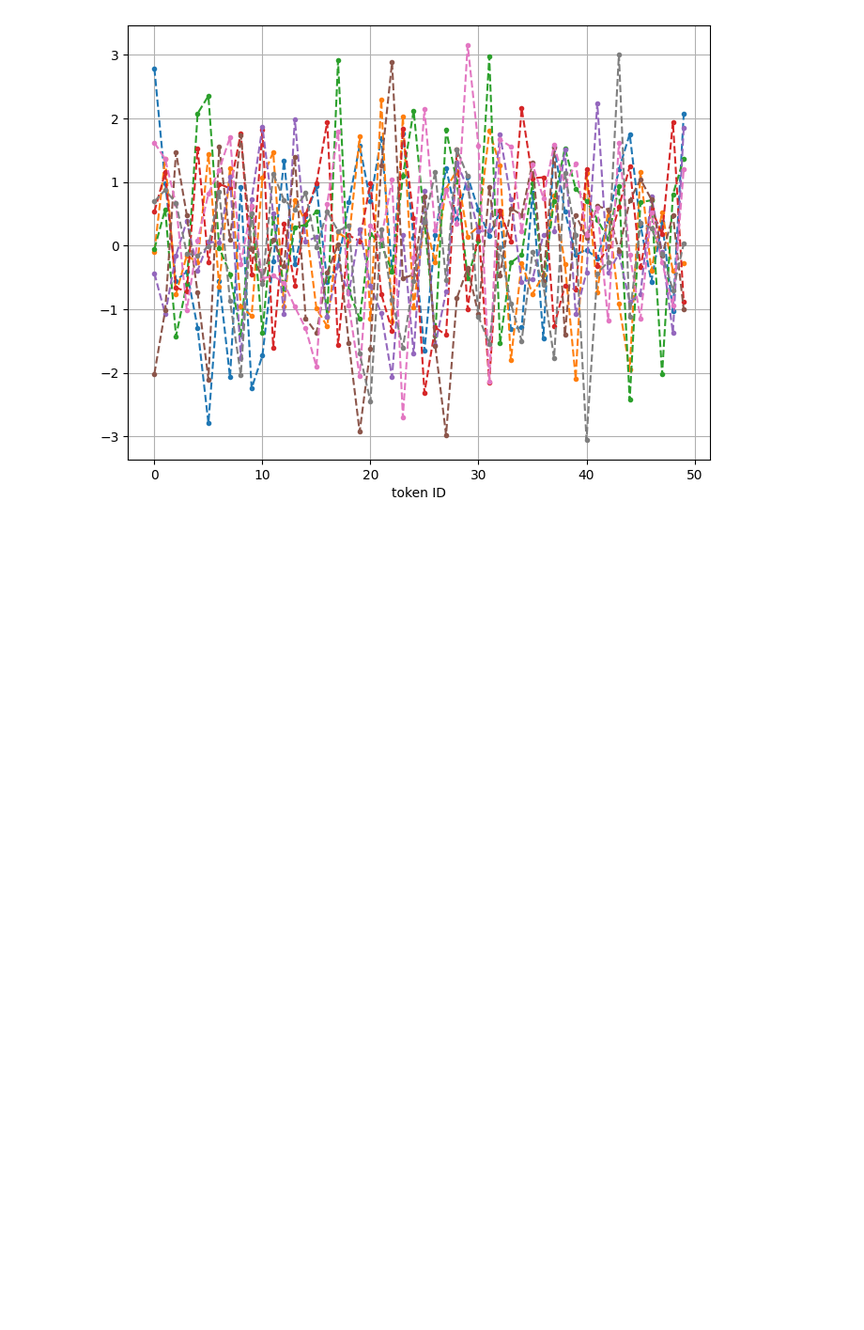
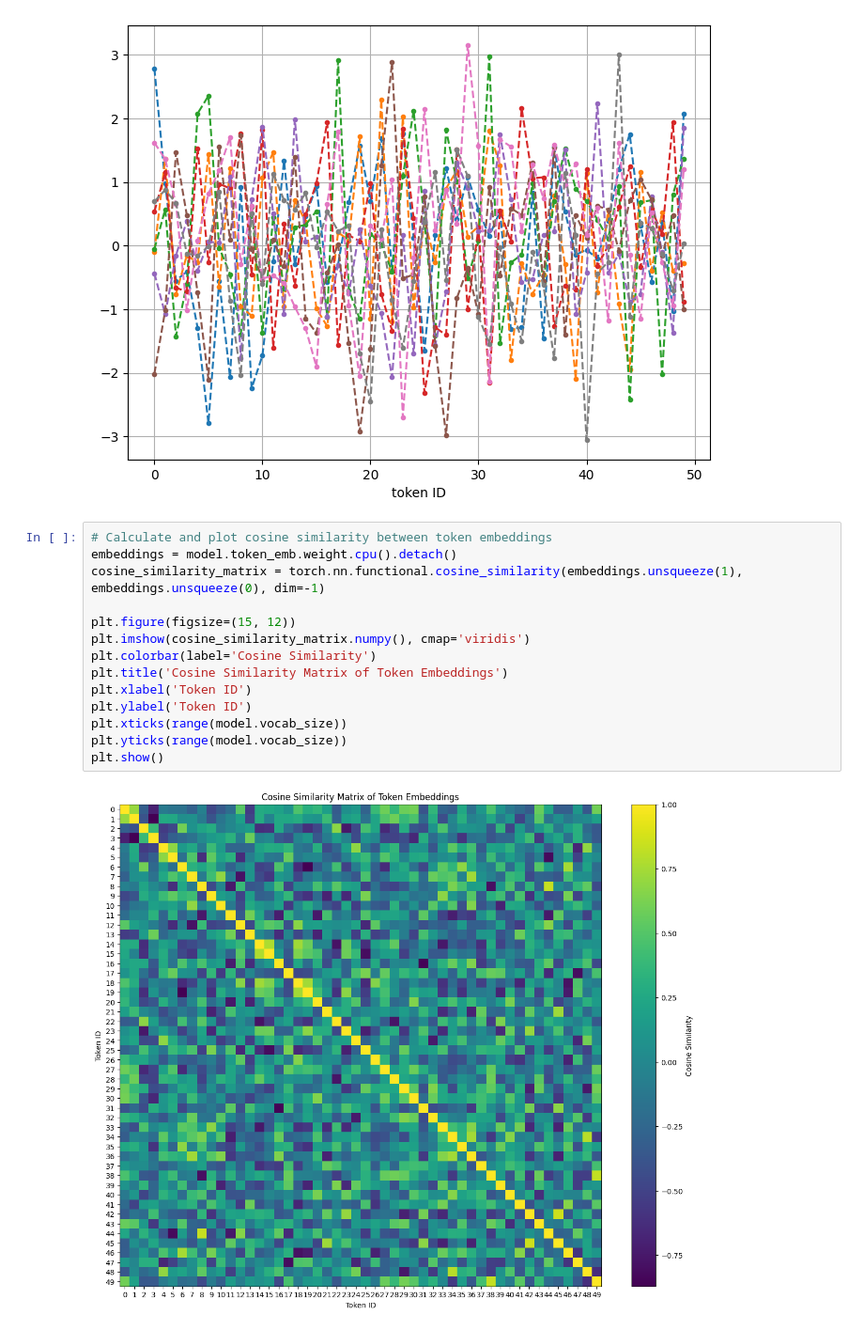
Before and after one commit to Bryce-R/ML, a Jupyter notebook: SimpleDecoderTransformer.ipynb, the cells around one changed output. Shown: that part at 94% size. Cells and saved outputs as stored; diff of their text form; blank space fills up the shorter version.

```diff
--- a/SimpleDecoderTransformer.ipynb
+++ b/SimpleDecoderTransformer.ipynb
@@ -364,3 +347,19 @@ tensor([[ 2.7814, -0.0942, -0.0550,  0.5325, -0.4357, -2.0119,  1.6167,  0.6929]
 Text(0.5, 0, 'token ID')
 [figure]
 [figure]
+# %%
+# Calculate and plot cosine similarity between token embeddings
+embeddings = model.token_emb.weight.cpu().detach()
+cosine_similarity_matrix = torch.nn.functional.cosine_similarity(embeddings.unsqueeze(1), embeddings.unsqueeze(0), dim=-1)
+
+plt.figure(figsize=(15, 12))
+plt.imshow(cosine_similarity_matrix.numpy(), cmap='viridis')
+plt.colorbar(label='Cosine Similarity')
+plt.title('Cosine Similarity Matrix of Token Embeddings')
+plt.xlabel('Token ID')
+plt.ylabel('Token ID')
+plt.xticks(range(model.vocab_size))
+plt.yticks(range(model.vocab_size))
+plt.show()
+# %% [output]
+[figure, added]
```
Also changed, not shown: parts of 1 cell of this notebook.
